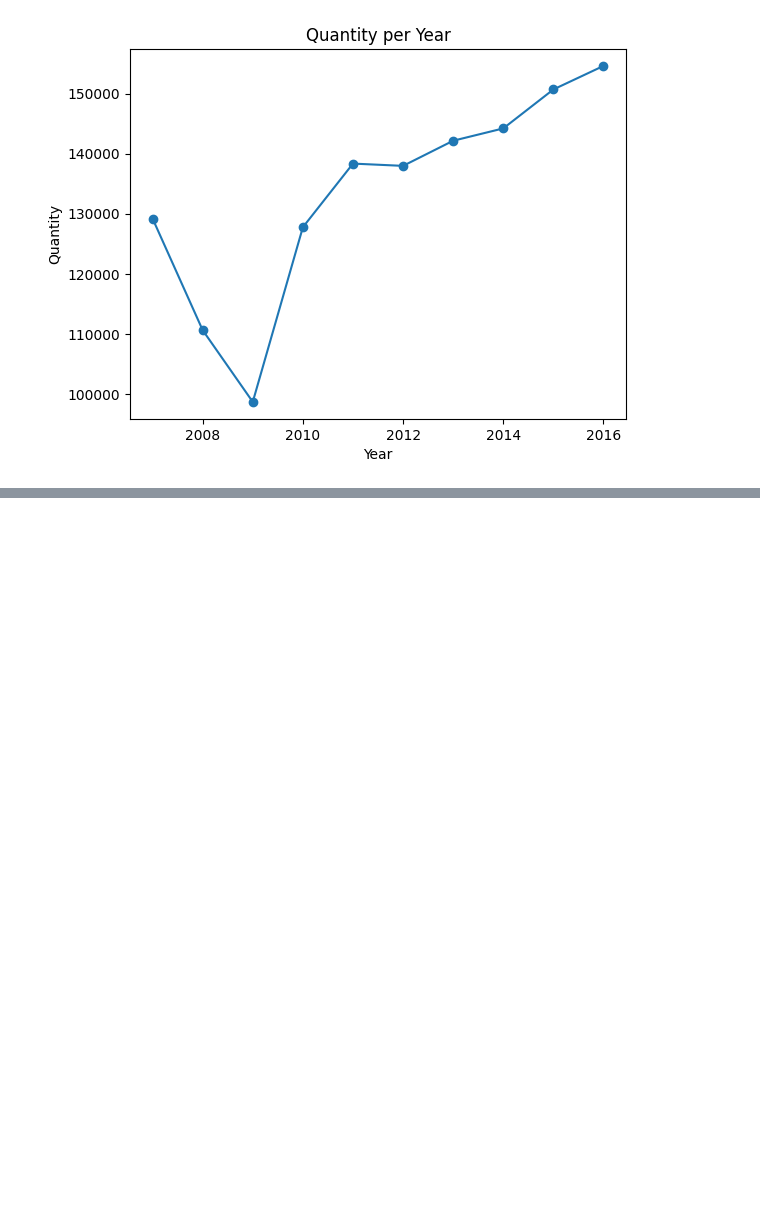
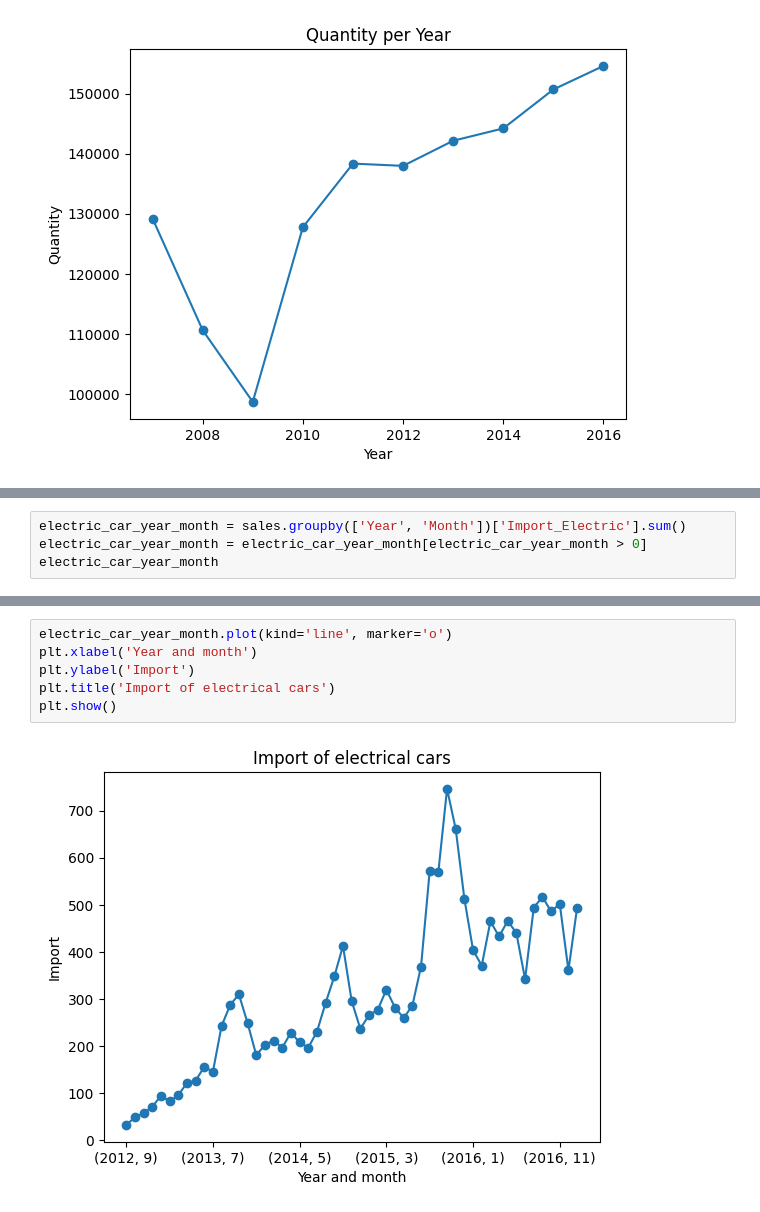
Before and after one commit to Lilit900/machine_learning_lilit_ajoyan_mlops25, a Jupyter notebook: exercises/exercise_0/sales.ipynb, the cells around one changed output, grey strips where cells are left out. Cells and saved outputs as stored; diff of their text form; blank space fills up the shorter version.

```diff
--- a/exercises/exercise_0/sales.ipynb
+++ b/exercises/exercise_0/sales.ipynb
@@ -102,0 +186,4 @@ plt.show()
+# %%
+electric_car_year_month = sales.groupby(['Year', 'Month'])['Import_Electric'].sum()
+electric_car_year_month = electric_car_year_month[electric_car_year_month > 0]
+electric_car_year_month
@@ -102,0 +208,8 @@ plt.show()
+# %%
+electric_car_year_month.plot(kind='line', marker='o')
+plt.xlabel('Year and month')
+plt.ylabel('Import')
+plt.title('Import of electrical cars')
+plt.show()
+# %% [output]
+[figure, added]
```
Also changed, not shown: parts of 14 cells of this notebook.
